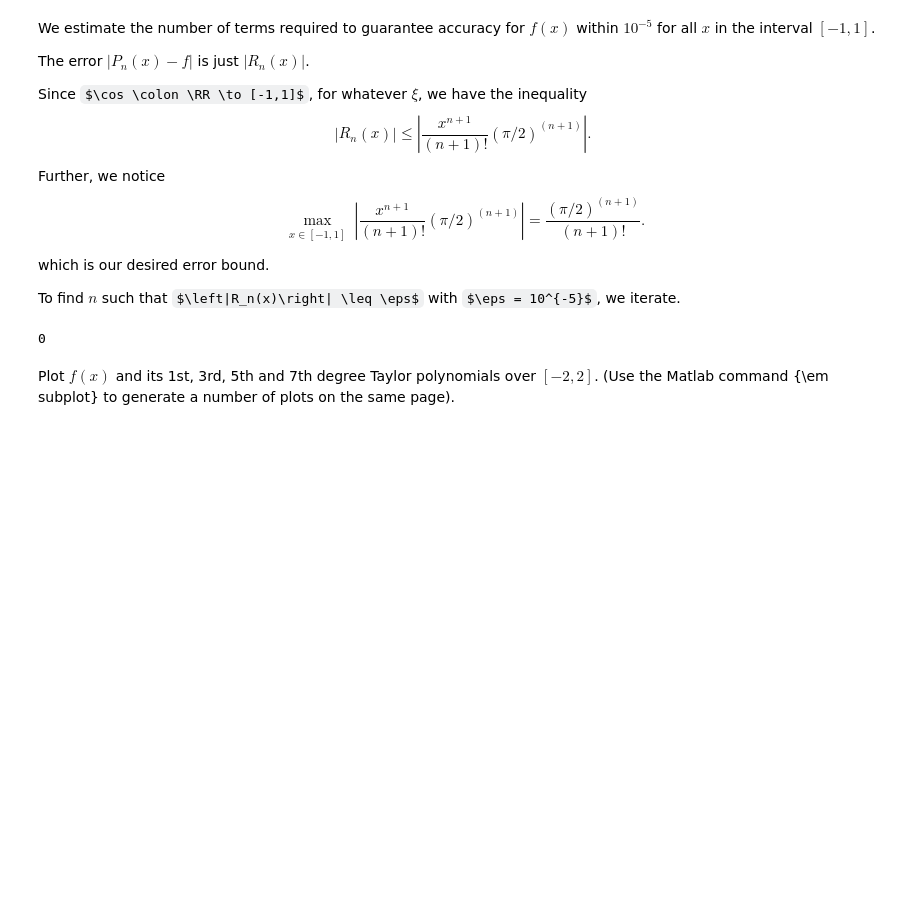
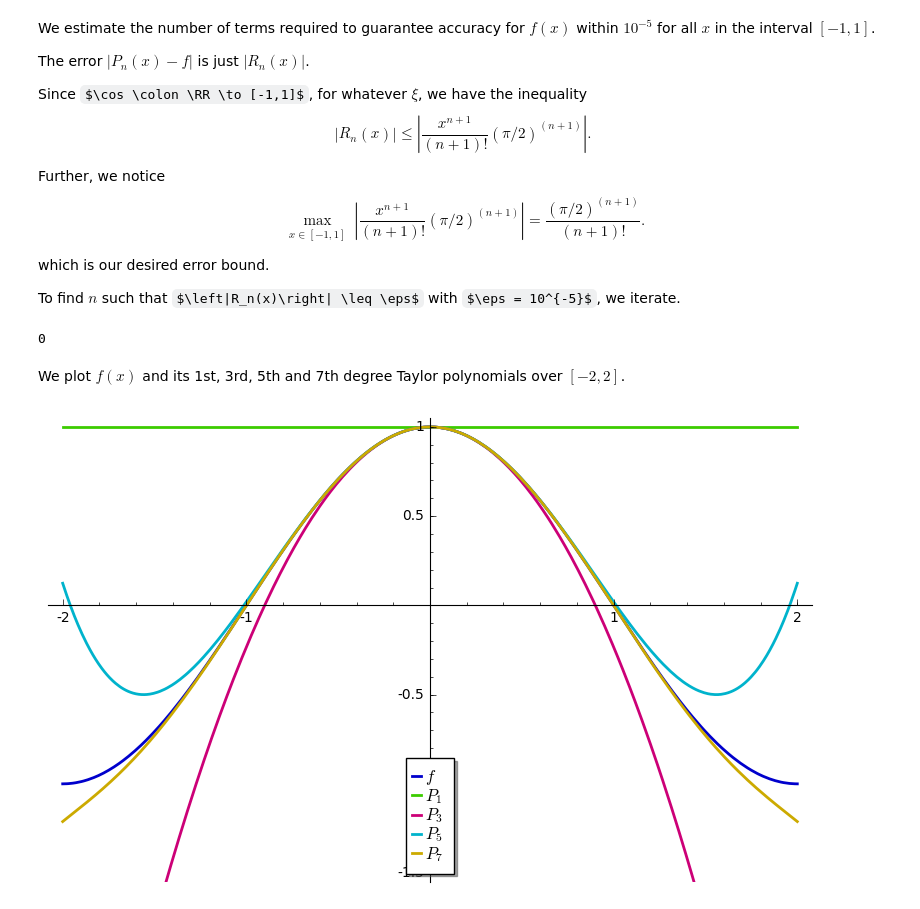
Before and after one commit to coltongrainger/fy18eo, a Jupyter notebook: numerical-methods/2018-02-16-linear-systems-hw2.ipynb, the cells around one changed output. Drawn from its saved outputs; the diff is of its cells as text; code cells hidden in the pictures; some formulas as TeX source; blank space fills up the shorter version.

```diff
--- a/numerical-methods/2018-02-16-linear-systems-hw2.ipynb
+++ b/numerical-methods/2018-02-16-linear-systems-hw2.ipynb
@@ -102,6 +102,12 @@ n
 # %% [output]
 0
 # %% [markdown]
-Plot $f(x)$ and its 1st, 3rd, 5th and 7th degree Taylor polynomials
-over $[-2, 2]$. (Use the Matlab command {\em subplot}
-to generate a number of plots on the same page).
+We plot $f(x)$ and its 1st, 3rd, 5th and 7th degree Taylor polynomials over $[-2, 2]$.
+# %%
+curves = [f] + [f.taylor(x,0,i) for i in [1,3,5,7]]
+p = plot(curves, (x,-2,2),
+         legend_label = ['$f$','$P_1$', '$P_3$', '$P_5$', '$P_7$'],
+         thickness = 2.0)
+p.show(ymin = -1.5, figsize = [8,5])
+# %% [output]
+[figure, added]
```
Also changed, not shown: parts of 19 cells of this notebook.
